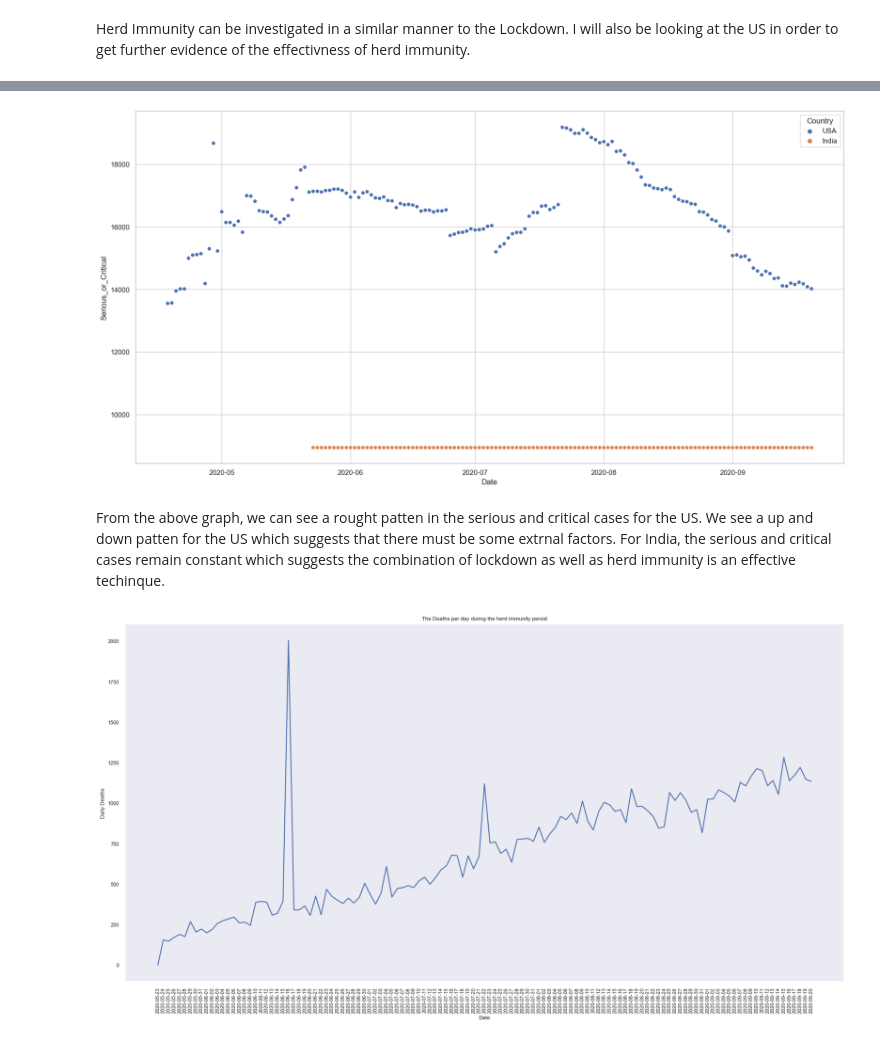
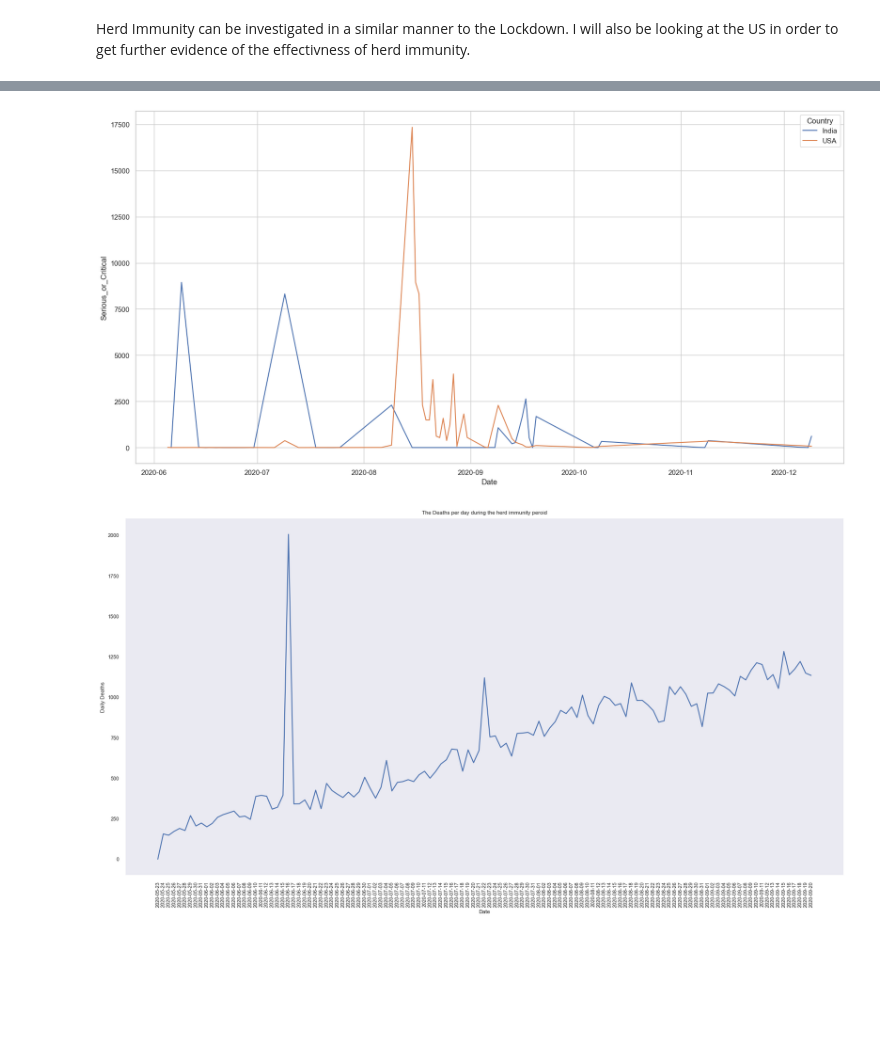
Before and after one commit to data301-2021-summer2/project-group18-project, a Jupyter notebook: analysis/Anikait/Task 3-EDA.ipynb, the cells around one changed output, grey strips where cells are left out. Saved outputs shown, nothing was run; the diff lists cells and outputs as text; code cells hidden in the pictures; blank space fills up the shorter version.

Commit message:
Fixed problem with data

```diff
--- a/analysis/Anikait/Task 3-EDA.ipynb
+++ b/analysis/Anikait/Task 3-EDA.ipynb
@@ -14,11 +14,8 @@ import seaborn as sns
 import matplotlib.pyplot as plt
 
 def loadingProcessing(path):
-    data = (
-        pd.read_csv(path)
-        .dropna().reset_index(drop = True)
+    data = pd.read_csv(path)
+    return data
+df = loadingProcessing("C:\\Users\\kapur\\Downloads\\DATA.csv")
 
-    )
-
-    return data
-df = loadingProcessing("C:\\Users\\kapur\\Documents\\UBC\\1st Year\\1st Year Summer\\DATA 301\\Project\\project-group18-project\\data\\processed\\worldometers_snapshots_April18_to_September20.csv")
+print(df)
@@ -143,6 +164,9 @@ Much like the daily cases, the percentage postive cases are increasing. However,
 # %% [markdown]
 Herd Immunity can be investigated in a similar manner to the Lockdown. I will also be looking at the US in order to get further evidence of the effectivness of herd immunity.
 # %%
+
+df = loadingProcessing("C:\\Users\\kapur\\Downloads\\Anikait_Data.csv")
+
 df_herd = df[(df["Country"] == "India") | (df["Country"] == "USA")]
 df_herd = df_herd.reset_index(drop = True)
 
@@ -186,7 +210,7 @@ def dailyDeaths_and_dailyCases(dataframe):
 df_herd_India = dailyDeaths_and_dailyCases(df_herd_India)
 df_herd_US = dailyDeaths_and_dailyCases(df_herd_US)
 
-
+print(df_Herd1)
 
 ##The lockdown in India ended on May 31. Therefore, will be looking at data after that date.
 # %% [output]
@@ -202,11 +243,9 @@ See the caveats in the documentation: https://pandas.pydata.org/pandas-docs/stab
 # %%
 sns.set_style("whitegrid")
-plot2 = sns.scatterplot(x = "Date", y = "Serious_or_Critical", hue = "Country", data = df_herd)
+plot2 = sns.lineplot(x = "Date", y = "Serious_or_Critical", hue = "Country", data = df_Herd1)
 plt.show()
 # %% [output]
-[figure, old version]
+[figure, new version]
-# %% [markdown]
-From the above graph, we can see a rought patten in the serious and critical cases for the US. We see a up and down patten for the US which suggests that there must be some extrnal factors. For India, the serious and critical cases remain constant which suggests the combination of lockdown as well as herd immunity is an effective techinque.
 # %%
 sns.set(font_scale = 0.7)
 sns.set_style("dark")
```
Also changed, not shown: parts of 7 cells of this notebook, 4 other files.
